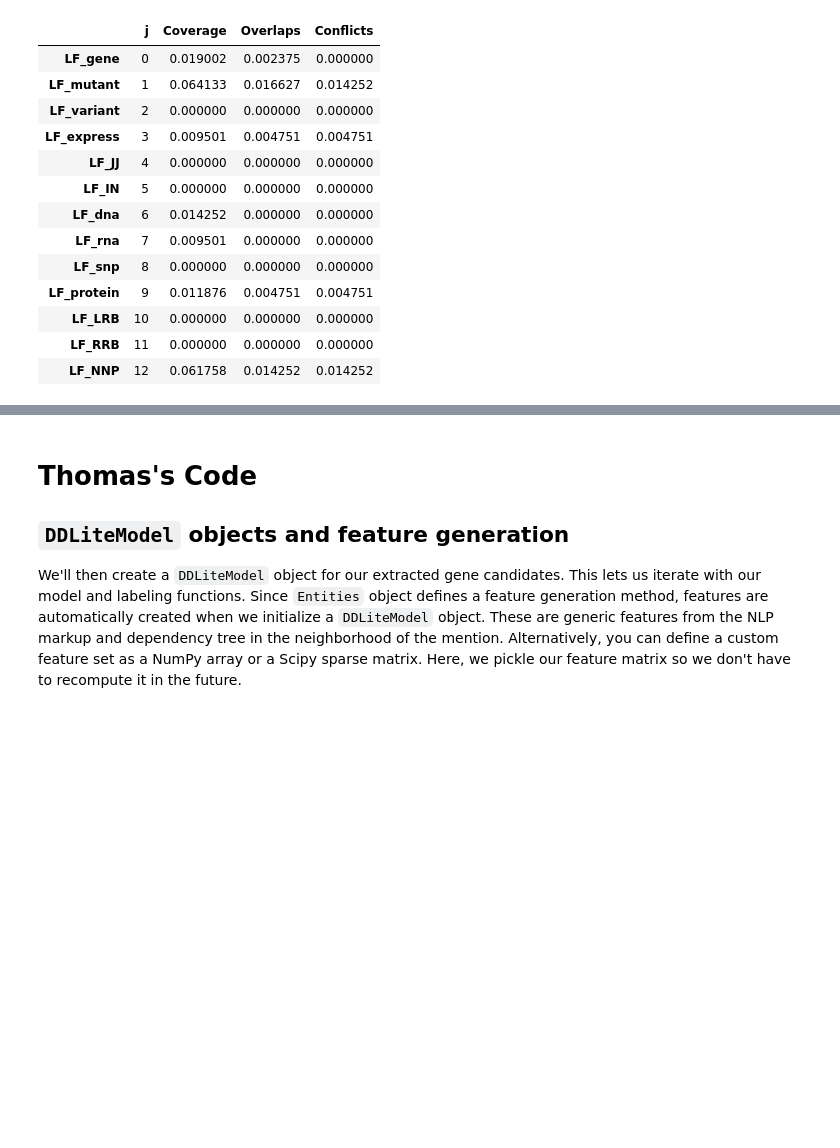
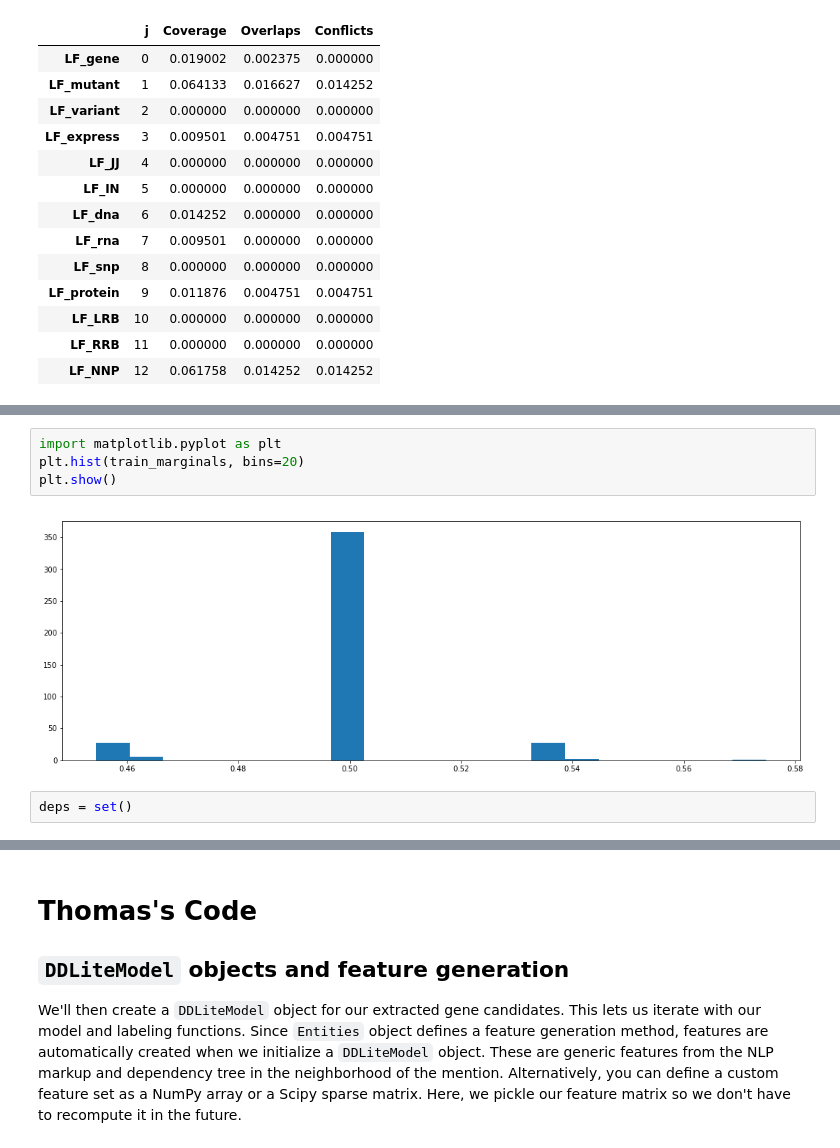
Before and after one commit to lmkostas/CS341_Arabidopsis, a Jupyter notebook: LabelingFunctions.ipynb, the cells around one changed output, grey strips where cells are left out. Saved outputs shown, nothing was run; the diff lists cells and outputs as text; blank space fills up the shorter version.

```diff
--- a/LabelingFunctions.ipynb
+++ b/LabelingFunctions.ipynb
@@ -195,0 +235,8 @@ L_train.lf_stats(session)
+# %%
+import matplotlib.pyplot as plt
+plt.hist(train_marginals, bins=20)
+plt.show()
+# %% [output]
+[figure, added]
+# %%
+deps = set()
```
Also changed, not shown: parts of 13 cells of this notebook.
